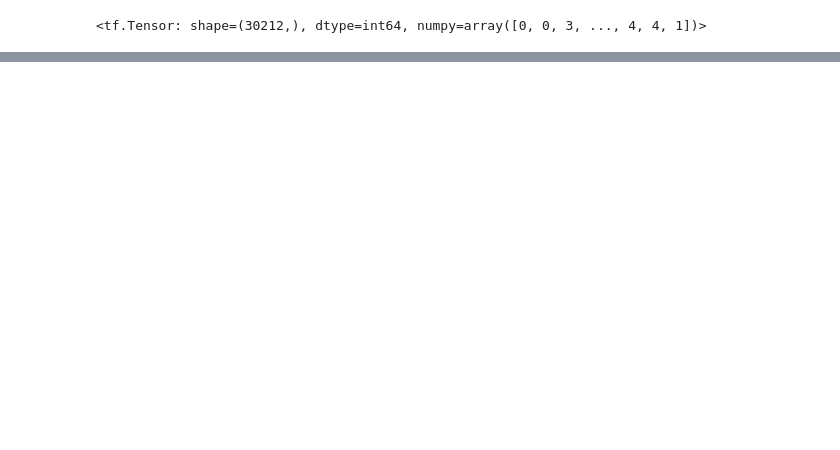
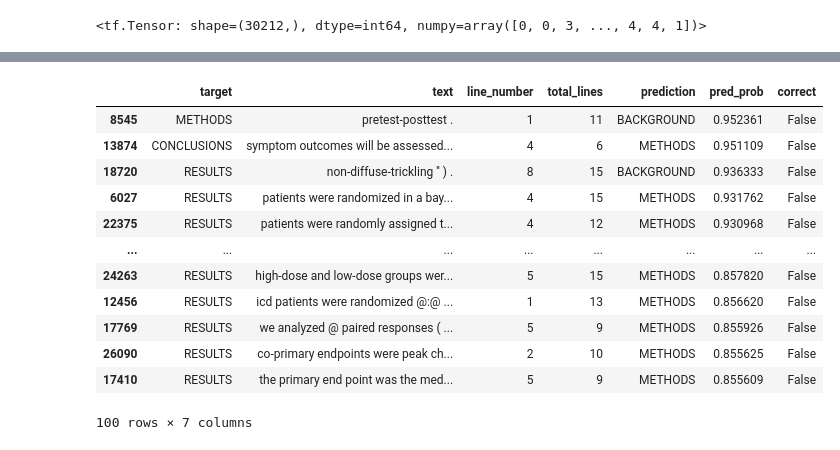
Before and after one commit to bikash119/learn_tensorflow, a Jupyter notebook: learn_tf_006.ipynb, the cells around one changed output, grey strips where cells are left out. Saved outputs shown, nothing was run; the diff lists cells and outputs as text; code cells hidden in the pictures; blank space fills up the shorter version.

```diff
--- a/learn_tf_006.ipynb
+++ b/learn_tf_006.ipynb
@@ -1122,0 +1525,13 @@ model_4_results
+# %%
+# create test dataset batch and prefetched
+test_pos_char_token_X = tf.data.Dataset.from_tensor_slices((test_line_numbers_one_hot
+                                                                  ,test_total_lines_one_hot
+                                                                  ,test_sentences
+                                                                  ,test_chars
+                                                                  ))
+
+test_pos_char_token_y = tf.data.Dataset.from_tensor_slices(test_labels_one_hot)
+
+test_pos_char_token_dataset = tf.data.Dataset.zip((test_pos_char_token_X,test_pos_char_token_y))
+test_pos_char_token_dataset = test_pos_char_token_dataset.batch(32).prefetch(tf.data.AUTOTUNE)
+test_pos_char_token_dataset
@@ -1122,0 +1540,5 @@ model_4_results
+# %%
+test_pred_probs = tribrid_hybrid_saved_model.predict(test_pos_char_token_dataset,verbose=1)
+test_preds = tf.argmax(test_pred_probs,axis=1)
+tribrid_hybrid_saved_model_test_results = calculate_results(y_true=test_labels_encoded,y_pred=test_preds)
+tribrid_hybrid_saved_model_test_results
@@ -1122,0 +1553,3 @@ model_4_results
+# %%
+test_pred_classes = [label_encoder.classes_[pred] for pred in test_preds]
+test_pred_classes[:10]
@@ -1122,0 +1581,5 @@ model_4_results
+# %%
+test_df["prediction"] = test_pred_classes
+test_df["pred_prob"] = tf.reduce_max(test_pred_probs,axis=1).numpy()
+test_df["correct"] = test_df["prediction"] ==  test_df["target"]
+test_df.head(20)
@@ -1122,0 +1604,17 @@ model_4_results
+# %%
+top_wrong = test_df[test_df["correct"] == False].sort_values("pred_prob",ascending=False)
+top_wrong[:100]
+# %% [output]
+|  | target | text | line_number | total_lines | prediction | pred_prob | correct |
+| 8545 | METHODS | pretest-posttest . | 1 | 11 | BACKGROUND | 0.952361 | False |
+| 13874 | CONCLUSIONS | symptom outcomes will be assessed... | 4 | 6 | METHODS | 0.951109 | False |
+| 18720 | RESULTS | non-diffuse-trickling '' ) . | 8 | 15 | BACKGROUND | 0.936333 | False |
+| 6027 | RESULTS | patients were randomized in a bay... | 4 | 15 | METHODS | 0.931762 | False |
+| 22375 | RESULTS | patients were randomly assigned t... | 4 | 12 | METHODS | 0.930968 | False |
+| ... | ... | ... | ... | ... | ... | ... | ... |
+| 24263 | RESULTS | high-dose and low-dose groups wer... | 5 | 15 | METHODS | 0.857820 | False |
+| 12456 | RESULTS | icd patients were randomized @:@ ... | 1 | 13 | METHODS | 0.856620 | False |
+| 17769 | RESULTS | we analyzed @ paired responses ( ... | 5 | 9 | METHODS | 0.855926 | False |
+| 26090 | RESULTS | co-primary endpoints were peak ch... | 2 | 10 | METHODS | 0.855625 | False |
+| 17410 | RESULTS | the primary end point was the med... | 5 | 9 | METHODS | 0.855609 | False |
+100 rows × 7 columns
```
Also changed, not shown: parts of 83 cells of this notebook.
